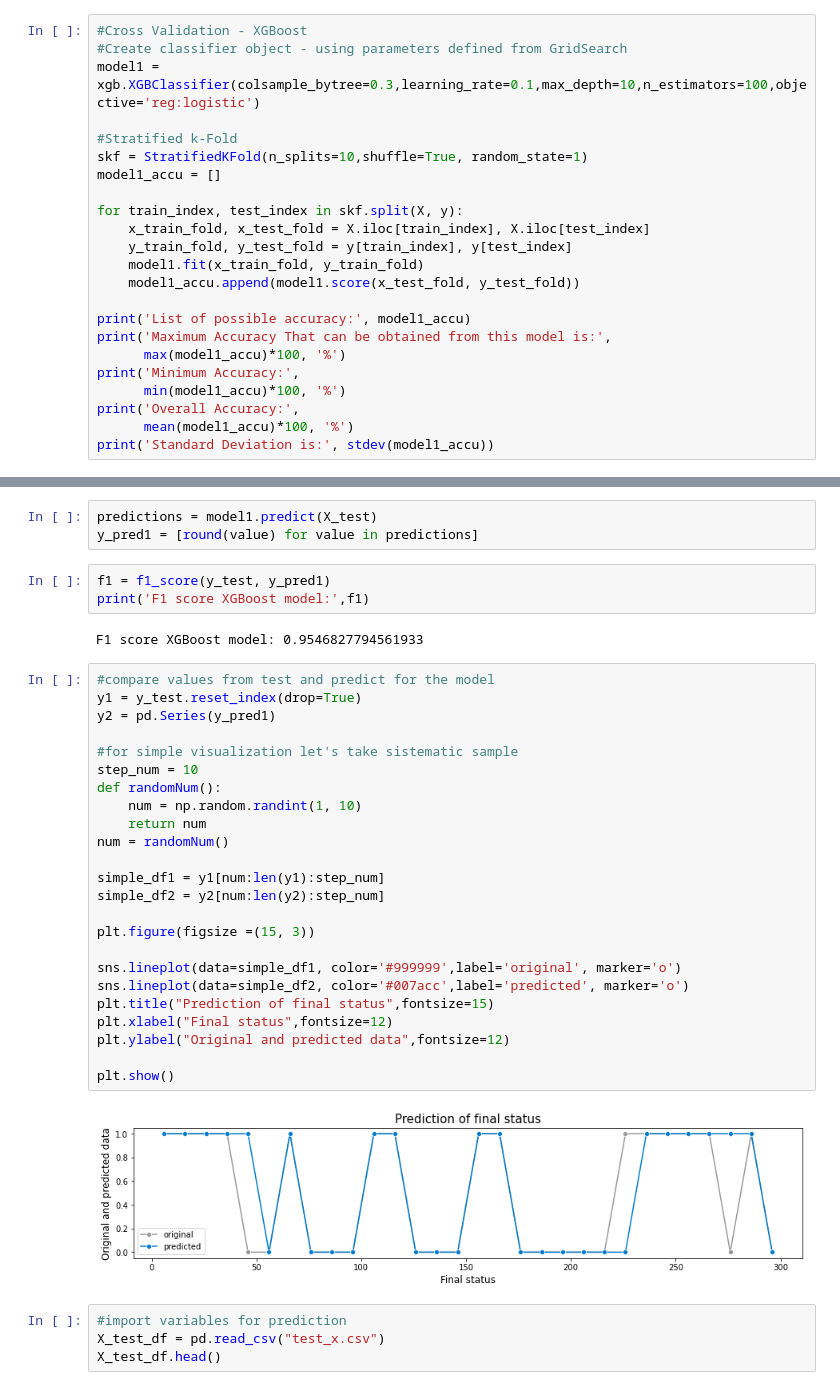
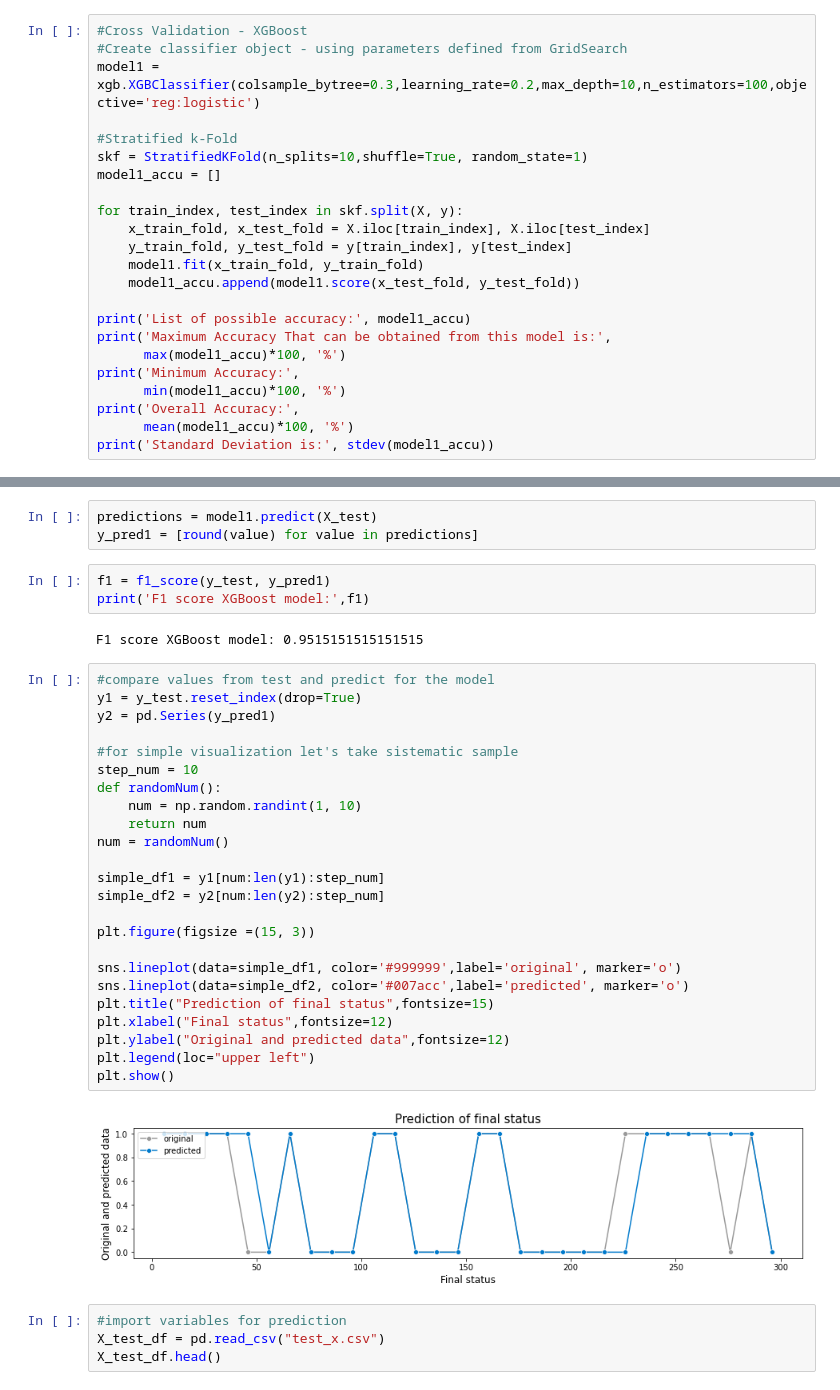
Before and after one commit to dominikapetru/femhack, a Jupyter notebook: prediction.ipynb, the cells around one changed output, grey strips where cells are left out. Drawn from its saved outputs; the diff is of its cells as text.

```diff
--- a/prediction.ipynb
+++ b/prediction.ipynb
@@ -207,7 +209,7 @@ print (clf.best_score_, clf.best_params_)
 # %%
 #Cross Validation - XGBoost
 #Create classifier object - using parameters defined from GridSearch
-model1 = xgb.XGBClassifier(colsample_bytree=0.3,learning_rate=0.1,max_depth=10,n_estimators=100,objective='reg:logistic')
+model1 = xgb.XGBClassifier(colsample_bytree=0.3,learning_rate=0.2,max_depth=10,n_estimators=100,objective='reg:logistic')
 
 #Stratified k-Fold
 skf = StratifiedKFold(n_splits=10,shuffle=True, random_state=1)
@@ -240,33 +242,33 @@ y_pred1 = [round(value) for value in predictions]
 f1 = f1_score(y_test, y_pred1)
 print('F1 score XGBoost model:',f1)
 # %% [output]
-F1 score XGBoost model: 0.9546827794561933
+F1 score XGBoost model: 0.9515151515151515
 # %%
 #compare values from test and predict for the model
 y1 = y_test.reset_index(drop=True)
 y2 = pd.Series(y_pred1)
 
 #for simple visualization let's take sistematic sample
 step_num = 10
 def randomNum():
     num = np.random.randint(1, 10)
     return num
 num = randomNum()
 
 simple_df1 = y1[num:len(y1):step_num]
 simple_df2 = y2[num:len(y2):step_num]
 
 plt.figure(figsize =(15, 3))
 
 sns.lineplot(data=simple_df1, color='#999999',label='original', marker='o')
 sns.lineplot(data=simple_df2, color='#007acc',label='predicted', marker='o')
 plt.title("Prediction of final status",fontsize=15)
 plt.xlabel("Final status",fontsize=12)
 plt.ylabel("Original and predicted data",fontsize=12)
-
+plt.legend(loc="upper left")
 plt.show()
 # %% [output]
-[figure, old version]
+[figure, new version]
 # %%
 #import variables for prediction
 X_test_df = pd.read_csv("test_x.csv")
```
Also changed, not shown: parts of 14 cells of this notebook.
